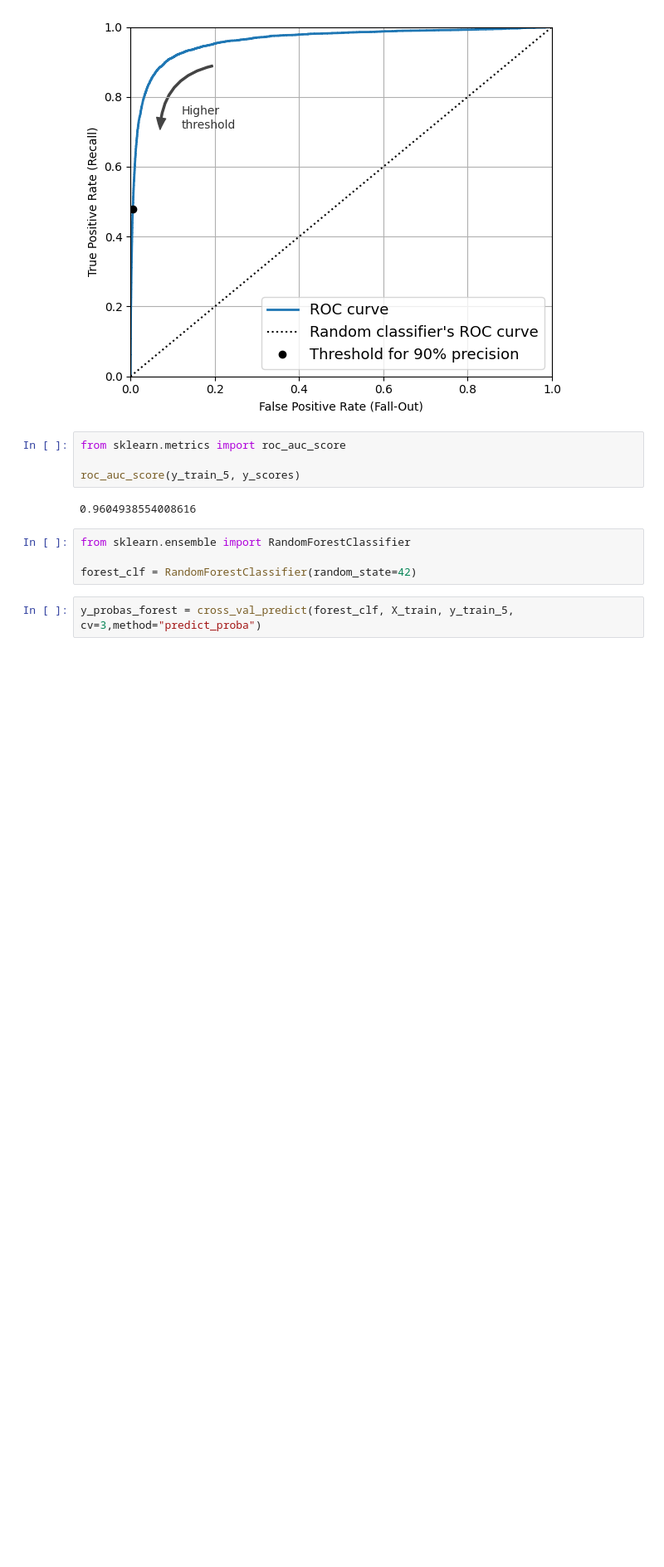
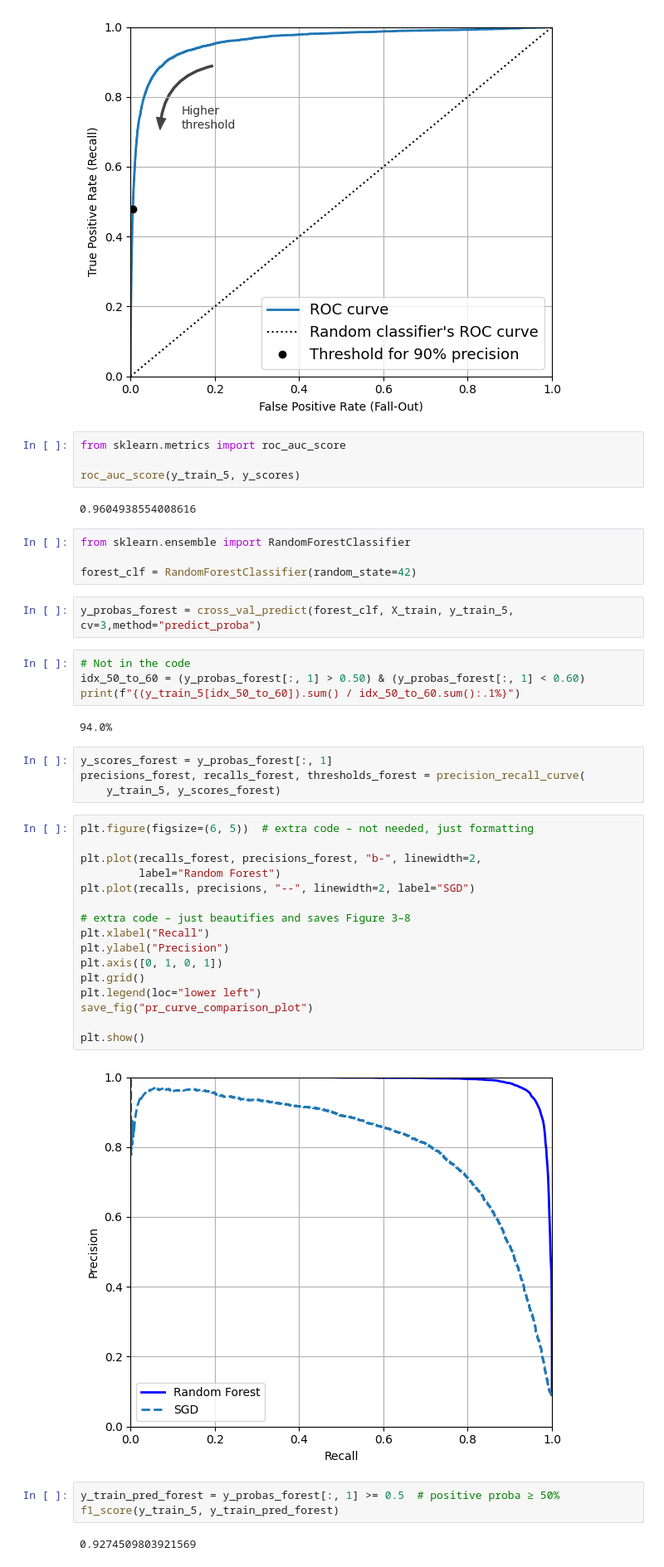
Before and after one commit to YUSHEY/Hands_on_Ml-notebook-s, a Jupyter notebook: chapter3.ipynb, the cells around one changed output. Shown at 83% size. Cells and saved outputs as stored; diff of their text form; blank space fills up the shorter version.

Commit message:
commit complete roc curve

```diff
--- a/chapter3.ipynb
+++ b/chapter3.ipynb
@@ -269,3 +269,36 @@ from sklearn.ensemble import RandomForestClassifier
 forest_clf = RandomForestClassifier(random_state=42)
 # %%
 y_probas_forest = cross_val_predict(forest_clf, X_train, y_train_5, cv=3,method="predict_proba")
+# %%
+# Not in the code
+idx_50_to_60 = (y_probas_forest[:, 1] > 0.50) & (y_probas_forest[:, 1] < 0.60)
+print(f"{(y_train_5[idx_50_to_60]).sum() / idx_50_to_60.sum():.1%}")
+# %% [output]
+94.0%
+# %%
+y_scores_forest = y_probas_forest[:, 1]
+precisions_forest, recalls_forest, thresholds_forest = precision_recall_curve(
+    y_train_5, y_scores_forest)
+# %%
+plt.figure(figsize=(6, 5))  # extra code – not needed, just formatting
+
+plt.plot(recalls_forest, precisions_forest, "b-", linewidth=2,
+         label="Random Forest")
+plt.plot(recalls, precisions, "--", linewidth=2, label="SGD")
+
+# extra code – just beautifies and saves Figure 3–8
+plt.xlabel("Recall")
+plt.ylabel("Precision")
+plt.axis([0, 1, 0, 1])
+plt.grid()
+plt.legend(loc="lower left")
+save_fig("pr_curve_comparison_plot")
+
+plt.show()
+# %% [output]
+[figure, added]
+# %%
+y_train_pred_forest = y_probas_forest[:, 1] >= 0.5  # positive proba ≥ 50%
+f1_score(y_train_5, y_train_pred_forest)
+# %% [output]
+0.9274509803921569
```
Also changed, not shown: parts of 3 cells of this notebook, 1 other file.
